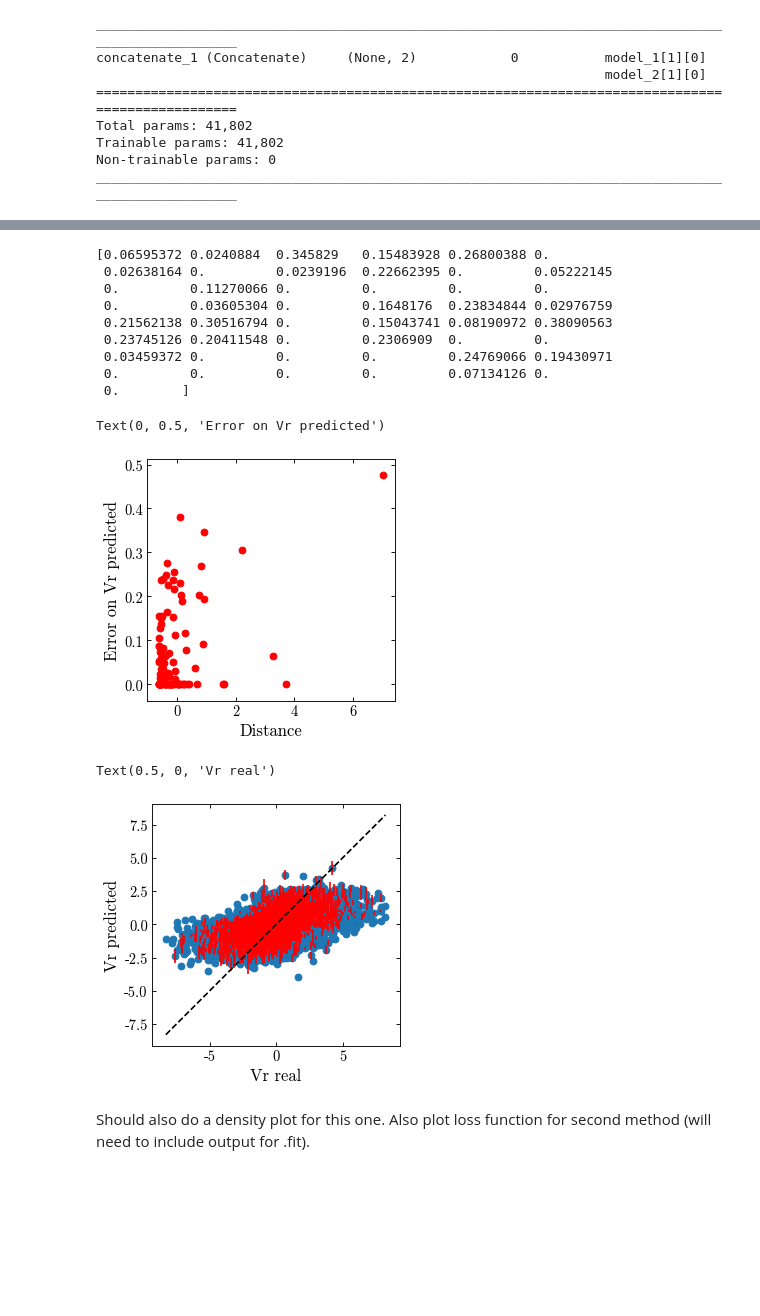
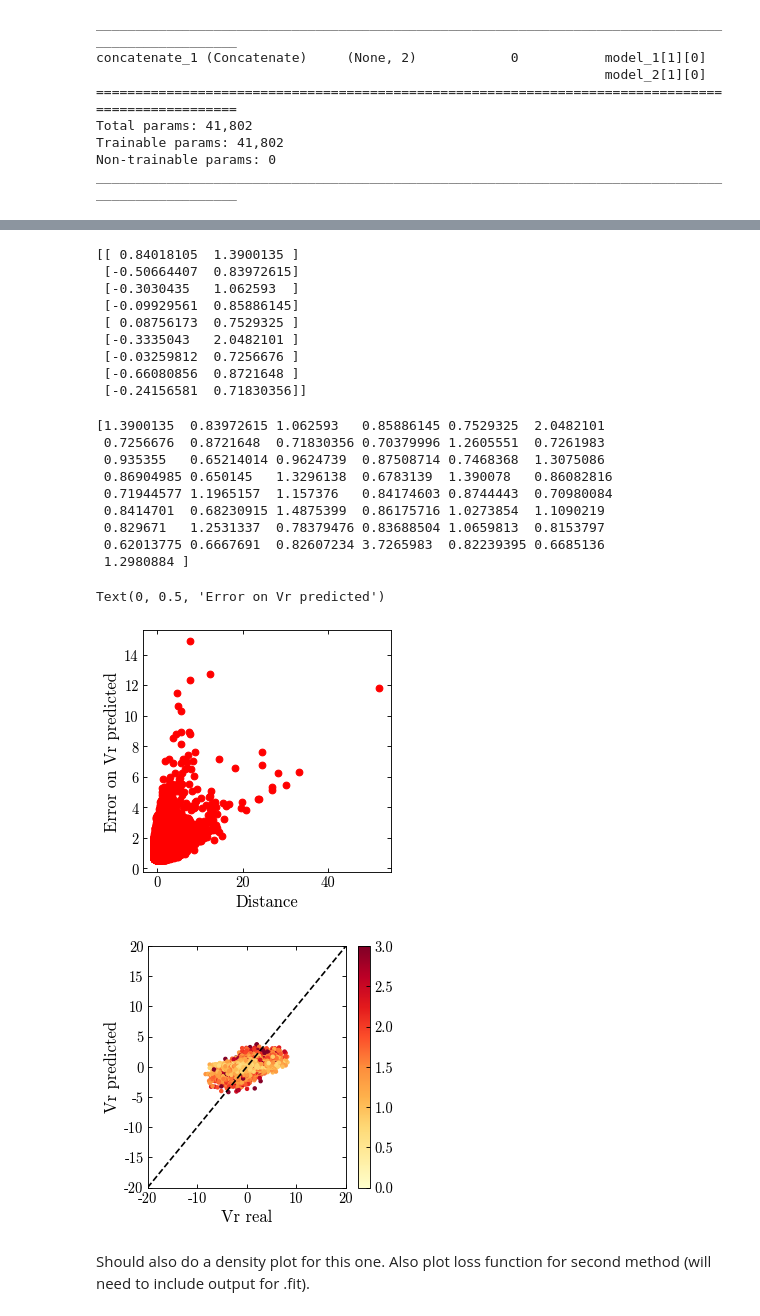
Before and after one commit to adropulic/datax_gaia, a Jupyter notebook: RVTrial2.ipynb, the cells around one changed output, grey strips where cells are left out. Cells and saved outputs as stored; diff of their text form; code cells hidden in the pictures; blank space fills up the shorter version.

Commit message:
updating networks, errors finally work (?)

```diff
--- a/RVTrial2.ipynb
+++ b/RVTrial2.ipynb
@@ -153,12 +180,13 @@ def LikelihoodLossFunction(y_true, y_pred):
     # the second column is the confidence (number of standard deviations)
 #     print y_true.shape
 #     print y_pred.shape
-    SIGMA = K.abs(y_pred[:, 1])
+    SIGMA = K.abs(y_pred[:, 1]) + 1e-9
     LOC = y_pred[:, 0]
     X = y_true[:, 0]
+    #sigma = K.print_tensor(SIGMA, message='SIGMA = ')
 
     ARG = K.square(X - LOC) / (2 * K.square(SIGMA))
+    K.print_tensor(ARG, message = 'ARG')
+    K.print_tensor(K.pow(2 * np.pi * K.square(SIGMA), -0.5), message='input to PREFACT = ')
     PREFACT = K.log(K.pow(2 * np.pi * K.square(SIGMA), -0.5))
-    #you get this from the conditional probability distribution
     return K.mean(ARG - PREFACT)
-#returns [vr predicted, sigma]
@@ -408,19 +394,19 @@ MeanEst = (Dense(100, activation='relu'))(inputs)
 MeanEst = (Dense(100, activation='relu'))(MeanEst)
 MeanEst = (Dense(100, activation='relu'))(MeanEst)
 MeanEst = (Dense(1, activation='linear'))(MeanEst)
-MeanModel = Model(inputs, MeanEst)
+MeanModel = Model(inputs=[inputs], outputs=MeanEst)
 
-ConfEst= (Dense(100, activation='tanh'))(inputs)
-ConfEst= (Dense(100, activation='tanh'))(ConfEst)
-ConfEst= (Dense(100, activation='tanh'))(ConfEst)
+ConfEst= (Dense(100, activation='relu'))(inputs)
+ConfEst= (Dense(100, activation='relu'))(ConfEst)
+ConfEst= (Dense(100, activation='relu'))(ConfEst)
 ConfEst= (Dense(1, activation='relu'))(ConfEst)
-ConfModel = Model(inputs, ConfEst)
+ConfModel = Model(inputs=[inputs], outputs=ConfEst)
 #how can this give me a confidence output? the only thing that appears to define a confidence is the relu
-#on the last layer
+#on the last layer...think about this.
 #CombinedSub = Concatenate(axis=-1)([MeanEst, ConfEst])
 CombinedSub = Concatenate(axis=-1)([MeanModel(inputs), ConfModel(inputs)])
 
-CombinedModel = Model(inputs, CombinedSub)
+CombinedModel = Model(inputs=[inputs], outputs=CombinedSub)
 #plot_model(CombinedModel,to_file='demo.png',show_shapes=True)
 # %%
 CombinedModel.summary()
@@ -450,8 +436,8 @@ CombinedModel.compile(loss=ConstantLikelihoodLossFunction,
                      )
 #why does the loss only return not nan when I use this ...I'm guessing it has to do with the log...
 CombinedModel.fit(X_train,y_train,
-                  epochs=100,
-                  batch_size=1000,
+                  epochs=300,
+                  batch_size=2000,
                   validation_split=0.2,
                   callbacks = [es],
                   sample_weight=weights
@@ -478,14 +476,15 @@ Epoch 32/100
 # %%
 ConfModel.trainable = True
 MeanModel.trainable = False
-CombinedModel.compile(loss=ConstantLikelihoodLossFunction,
+CombinedModel.compile(loss=LikelihoodLossFunction,
                       optimizer='adam'
                      )
 
 CombinedModel.fit(X_train,y_train,
                   epochs=100,
                   batch_size=1000,
-                  validation_split=0.1,
+                  validation_split=0.2,
+                  #callbacks = [plot_losses],
                   sample_weight=weights
                  )
 # %% [output]
@@ -522,30 +527,47 @@ plt.show()
+# %%
+print(test_preds_2[1:10,:])
+# %% [output]
+[[ 0.84018105  1.3900135 ]
+ [-0.50664407  0.83972615]
+ [-0.3030435   1.062593  ]
+ [-0.09929561  0.85886145]
+ [ 0.08756173  0.7529325 ]
+ [-0.3335043   2.0482101 ]
+ [-0.03259812  0.7256676 ]
+ [-0.66080856  0.8721648 ]
+ [-0.24156581  0.71830356]]
 # %%
 print(test_preds_2[1:50,1])
-plt.scatter(X_test[1:100,2], test_preds_2[1:100,1], color = 'red')
+plt.scatter(X_test[:,2], test_preds_2[:,1], color = 'red')
 #plt.errorbar(X_test[1:50,2], test_preds_2[1:50,0], yerr = test_preds_2[1:50,1], color = 'red',ls='none')
 plt.xlabel('Distance')
 plt.ylabel('Error on Vr predicted')
 #does give a relu output...but I'm still not sure if this is exactly showing the error
 # %% [output]
-[0.06595372 0.0240884  0.345829   0.15483928 0.26800388 0.
- 0.02638164 0.         0.0239196  0.22662395 0.         0.05222145
- 0.         0.11270066 0.         0.         0.         0.
- 0.         0.03605304 0.         0.1648176  0.23834844 0.02976759
- 0.21562138 0.30516794 0.         0.15043741 0.08190972 0.38090563
- 0.23745126 0.20411548 0.         0.2306909  0.         0.
- 0.03459372 0.         0.         0.         0.24769066 0.19430971
- 0.         0.         0.         0.         0.07134126 0.
- 0.        ]
+[1.3900135  0.83972615 1.062593   0.85886145 0.7529325  2.0482101
+ 0.7256676  0.8721648  0.71830356 0.70379996 1.2605551  0.7261983
+ 0.935355   0.65214014 0.9624739  0.87508714 0.7468368  1.3075086
+ 0.86904985 0.650145   1.3296138  0.6783139  1.390078   0.86082816
+ 0.71944577 1.1965157  1.157376   0.84174603 0.8744443  0.70980084
+ 0.8414701  0.68230915 1.4875399  0.86175716 1.0273854  1.1090219
+ 0.829671   1.2531337  0.78379476 0.83688504 1.0659813  0.8153797
+ 0.62013775 0.6667691  0.82607234 3.7265983  0.82239395 0.6685136
+ 1.2980884 ]
 Text(0, 0.5, 'Error on Vr predicted')
-[figure, old version]
+[figure, new version]
 # %%
-plt.errorbar(y_test, test_preds_2[:,0], yerr = test_preds_2[:,1], color = 'red',ls='none')
-plt.scatter(y_test, test_preds_2[:,0])
+#plt.errorbar(y_test, test_preds_2[:,0], yerr = test_preds_2[:,1], color = 'red',ls='none')
+sc = plt.scatter(y_test, test_preds_2[:,0], c =test_preds_2[:,1], label = 'data',marker = '.',cmap=plt.cm.YlOrRd)
+x1 = np.linspace(-20,20,100)
+y1 = x1
 plt.plot(x1,y1,'k--')
+plt.xlim([-20, 20])
+plt.ylim([-20, 20])
 plt.ylabel('Vr predicted')
 plt.xlabel('Vr real')
+clb = plt.colorbar(sc)
+plt.clim(0,3)
 # %% [output]
-Text(0.5, 0, 'Vr real')
-[figure, old version]
+[figure, new version]
 # %% [markdown]
 Should also do a density plot for this one. Also plot loss function for second method (will need to include output for .fit).
```
Also changed, not shown: parts of 21 cells of this notebook.
